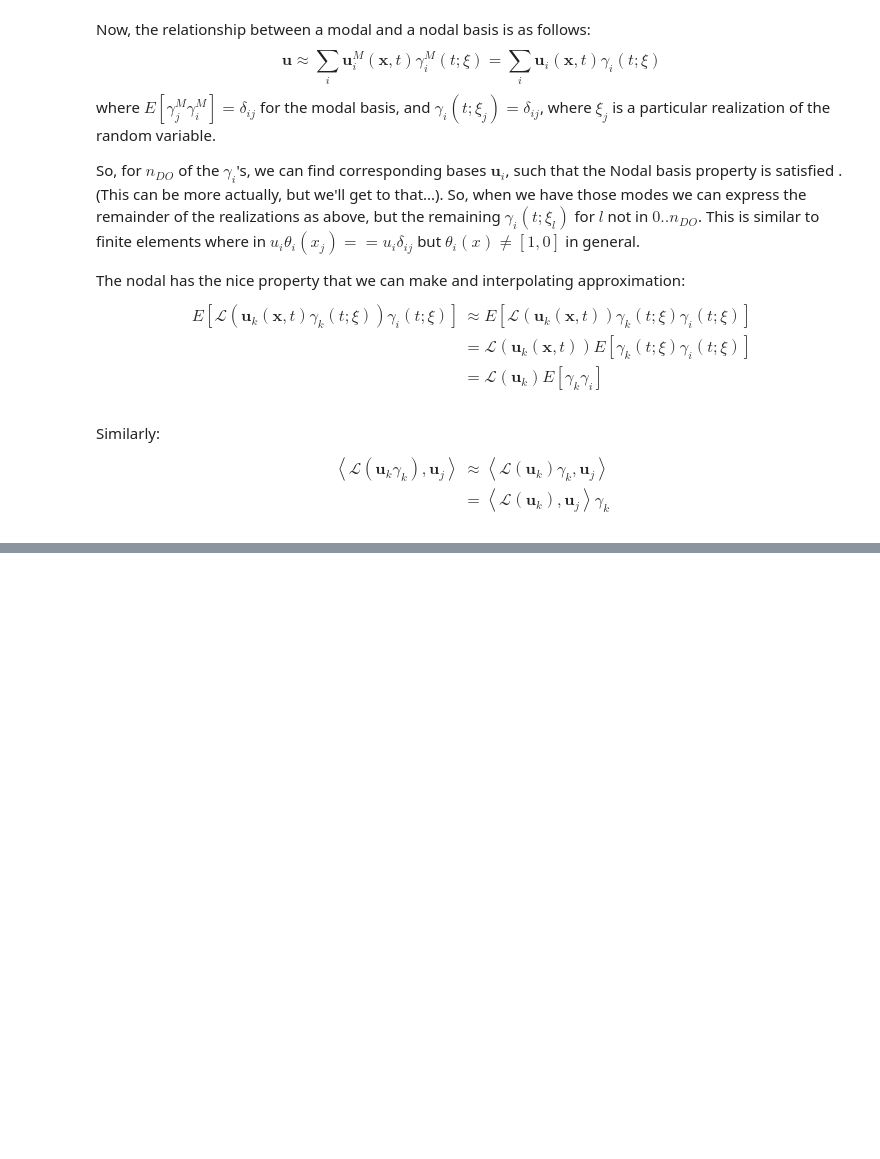
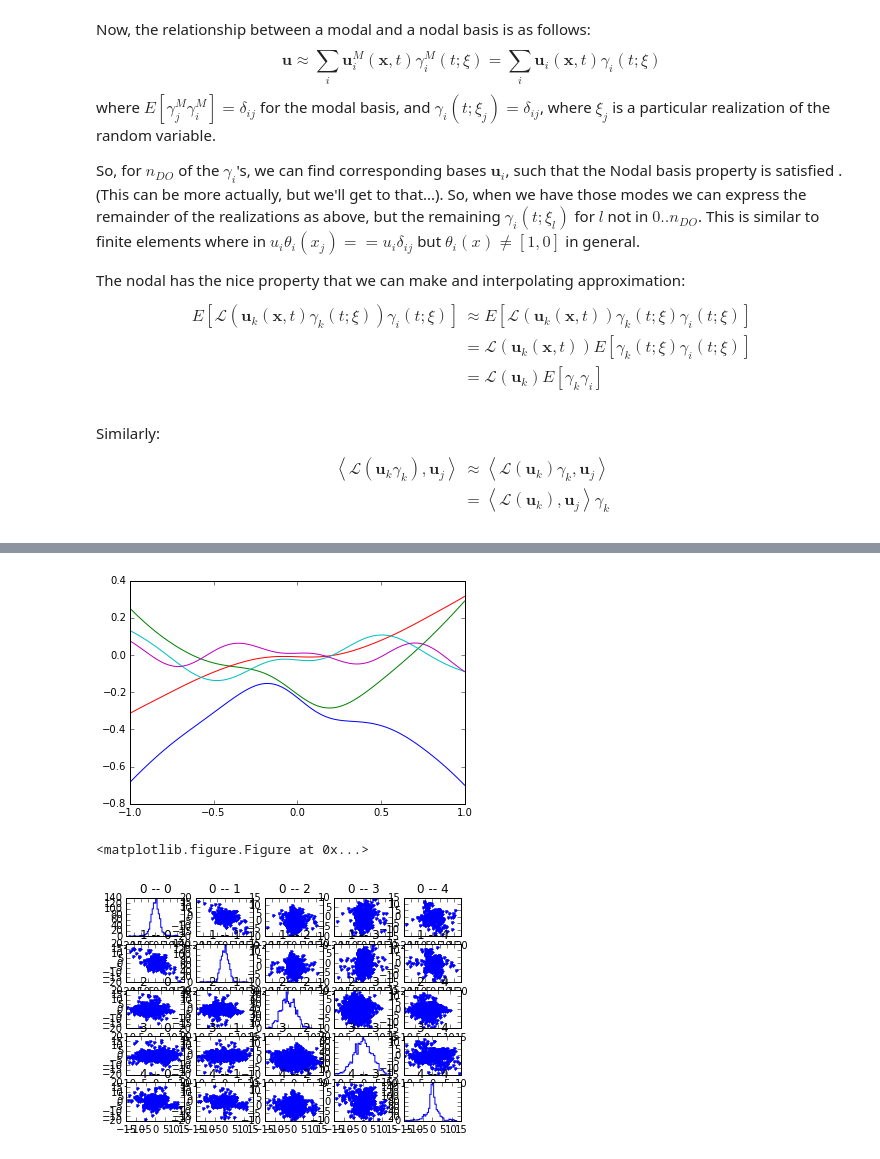
Before and after one commit to empeeu/pyDO, a Jupyter notebook: DO-formulation-generalized-Nodal.ipynb, the cells around one changed output, grey strips where cells are left out. Drawn from its saved outputs; the diff is of its cells as text; code cells hidden in the pictures; blank space fills up the shorter version.

```diff
--- a/DO-formulation-generalized-Nodal.ipynb
+++ b/DO-formulation-generalized-Nodal.ipynb
@@ -429,0 +269,38 @@ Okay, this makes no sense.
+# %%
+# Put into DO format
+C_uu = np.dot(u, u.T)
+w, v = eig_sort(C_uu)
+w = np.real(w)
+v = np.real(v)
+n_do = N_DO
+u_i = v[:, :n_do] # Modal DO modes
+y_i = np.dot((u).T, u_i) # Modal DO coefficients
+# Rotate New modal coefficients (rotated so uncorrelated)
+C = np.dot(y_i.T, y_i) / (n_mc - 1)
+w, v = eig_sort(C)
+yo_i = np.dot(y_i, v) / np.sqrt(w) #New yo_i's
+#np.dot(yo_i.T, yo_i) / (n_mc - 1) # Verify
+uo_i = np.dot(u_i, v) * np.sqrt(w) #New uo_i's
+#u1 = np.dot(u_i, y_i.T) # Verify
+#u2 = np.dot(uo_i, yo_i.T) # Verify
+#np.abs(u1 - u2).sum() # Verify
+plot(x, uo_i)
+figure()
+#for i in range(n_do):
+#    hist(yo_i[:, n_do - 1 -i], 40)
+figure()
+subplot(5, 5, 0)
+count = 1
+for i in range(n_do):
+    for j in range(n_do):
+        subplot(5, 5, count)
+        count += 1
+        if i != j:
+            plot(yo_i[:, i], yo_i[:, j], '.')
+        else:
+            hist(yo_i[:, i], 40, histtype='step')
+        title (str(i) + ' -- ' + str(j))
+# %% [output]
+[figure, added]
+<matplotlib.figure.Figure at 0x...>
+[figure, added]
```
Also changed, not shown: parts of 63 cells of this notebook.
